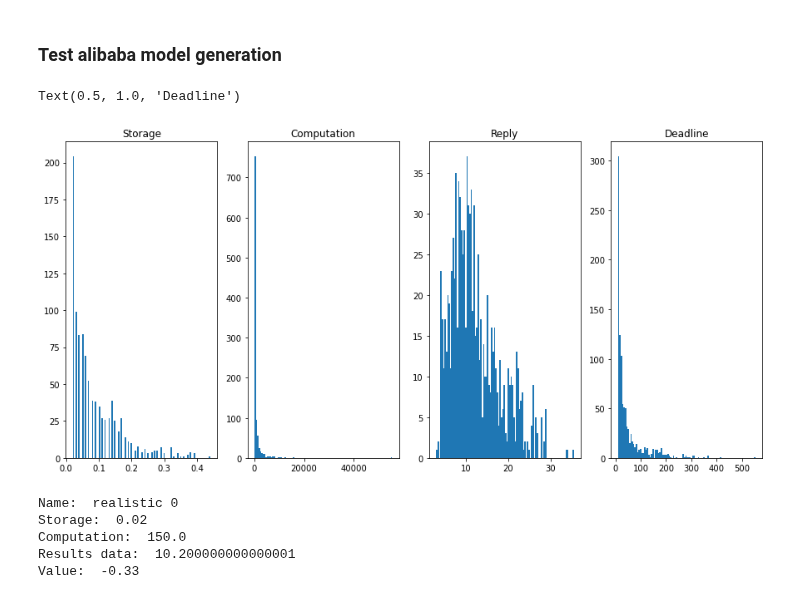
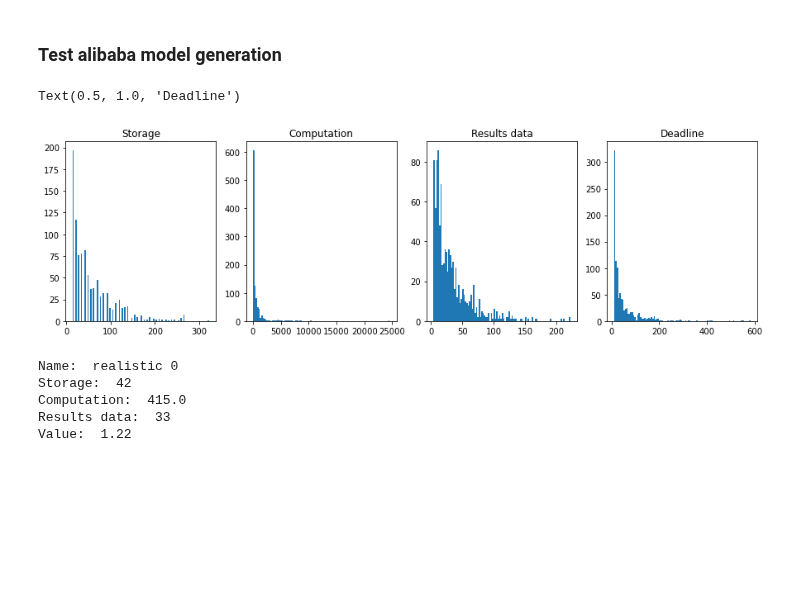
Before and after one commit to pseudo-rnd-thoughts/Elastic-Resource-Allocation, a Jupyter notebook: models/alibaba_cluster/generate_model.ipynb, the cells around one changed output. Saved outputs shown, nothing was run; the diff lists cells and outputs as text; code cells hidden in the pictures; blank space fills up the shorter version.

```diff
--- a/models/alibaba_cluster/generate_model.ipynb
+++ b/models/alibaba_cluster/generate_model.ipynb
@@ -284,28 +297,28 @@ alibaba_model = ModelDistribution('../realistic.mdl', num_tasks=1000, num_server
 # %%
 tasks, servers = alibaba_model.generate()
 # %%
-fig, axs = plt.subplots(1, 4, figsize=(15, 7))
+fig, axs = plt.subplots(1, 4, figsize=(15, 4))
 axs[0].hist([task.required_storage for task in tasks], bins=100)
 axs[0].set_title('Storage')
 axs[1].hist([task.required_computation for task in tasks], bins=100)
 axs[1].set_title('Computation')
-axs[2].hist([task.required_reply for task in tasks], bins=100)
-axs[2].set_title('Reply')
+axs[2].hist([task.required_results_data for task in tasks], bins=100)
+axs[2].set_title('Results data')
 axs[3].hist([task.deadline for task in tasks], bins=100)
 axs[3].set_title('Deadline')
 # %% [output]
 Text(0.5, 1.0, 'Deadline')
-[figure, old version]
+[figure, new version]
 # %%
 task = tasks[0]
 print('Name: ', task.name)
 print('Storage: ', task.required_storage)
 print('Computation: ', task.required_computation)
-print('Results data: ', task.required_reply)
+print('Results data: ', task.required_results_data)
 print('Value: ', task.value)
 # %% [output]
 Name:  realistic 0
-Storage:  0.02
-Computation:  150.0
-Results data:  10.200000000000001
-Value:  -0.33
+Storage:  42
+Computation:  415.0
+Results data:  33
+Value:  1.22
```
Also changed, not shown: parts of 4 cells of this notebook, 1 other file.
